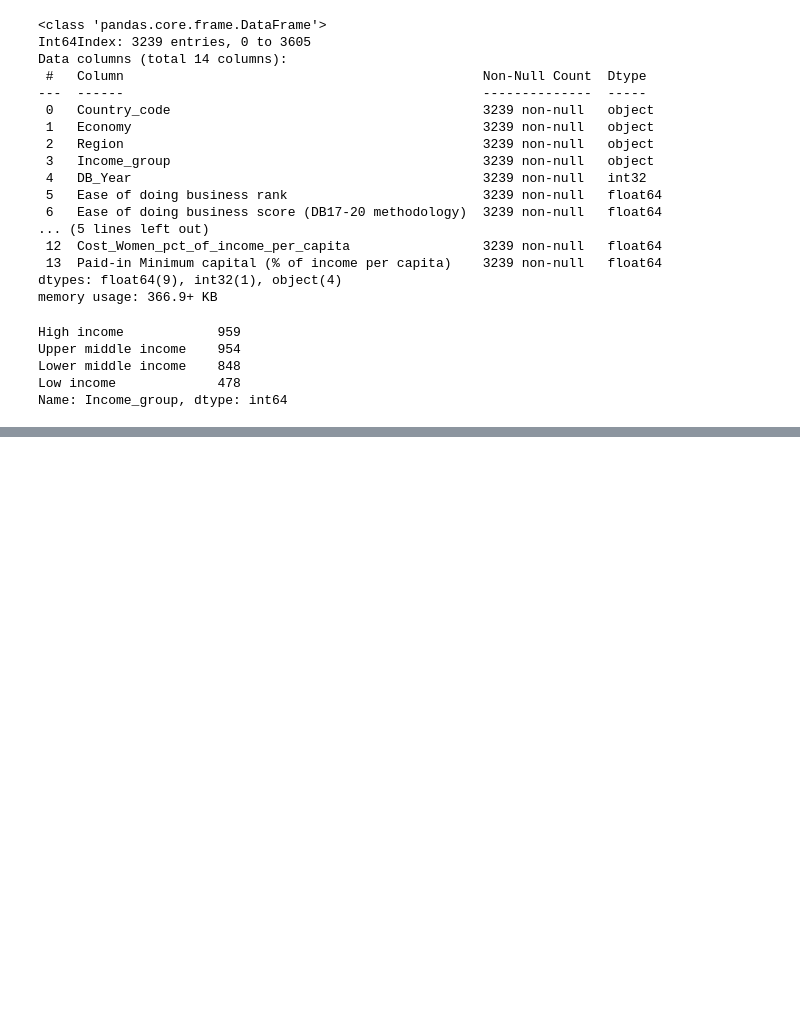
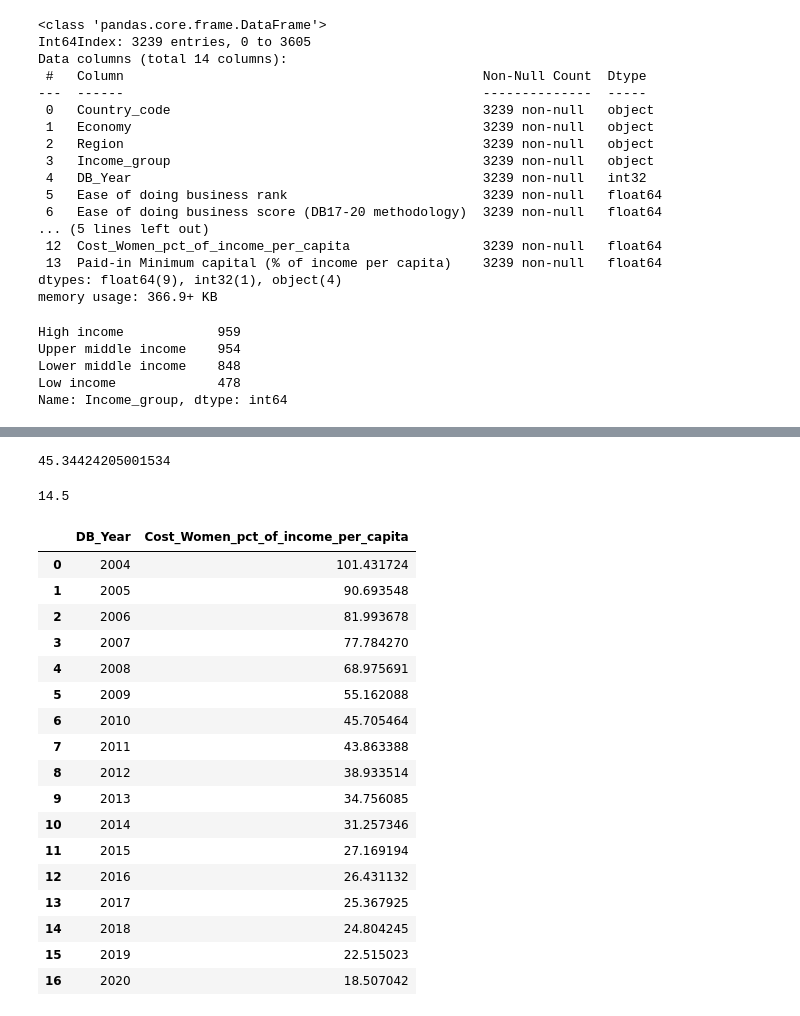
Before and after one commit to AnnikaBock65/Female_Entrepreneurship, a Jupyter notebook: notebooks/doing_business.ipynb, the cells around one changed output, grey strips where cells are left out. Saved outputs shown, nothing was run; the diff lists cells and outputs as text; code cells hidden in the pictures; blank space fills up the shorter version.

Commit message:
save doing business files

```diff
--- a/notebooks/doing_business.ipynb
+++ b/notebooks/doing_business.ipynb
@@ -525,0 +660,30 @@ business_women_drop.describe()
+# %%
+business_women_drop['Cost_Women_pct_of_income_per_capita'].mean()
+# %% [output]
+45.34424205001534
+# %%
+business_women_drop['Cost_Women_pct_of_income_per_capita'].median()
+# %% [output]
+14.5
+# %%
+cost_women_over_years = (business_women_drop.groupby(['DB_Year'], as_index=False)['Cost_Women_pct_of_income_per_capita'].mean())
+cost_women_over_years
+# %% [output]
+|  | DB_Year | Cost_Women_pct_of_income_per_capita |
+| 0 | 2004 | 101.431724 |
+| 1 | 2005 | 90.693548 |
+| 2 | 2006 | 81.993678 |
+| 3 | 2007 | 77.784270 |
+| 4 | 2008 | 68.975691 |
+| 5 | 2009 | 55.162088 |
+| 6 | 2010 | 45.705464 |
+| 7 | 2011 | 43.863388 |
+| 8 | 2012 | 38.933514 |
+| 9 | 2013 | 34.756085 |
+| 10 | 2014 | 31.257346 |
+| 11 | 2015 | 27.169194 |
+| 12 | 2016 | 26.431132 |
+| 13 | 2017 | 25.367925 |
+| 14 | 2018 | 24.804245 |
+| 15 | 2019 | 22.515023 |
+| 16 | 2020 | 18.507042 |
```
Also changed, not shown: parts of 15 cells of this notebook.
